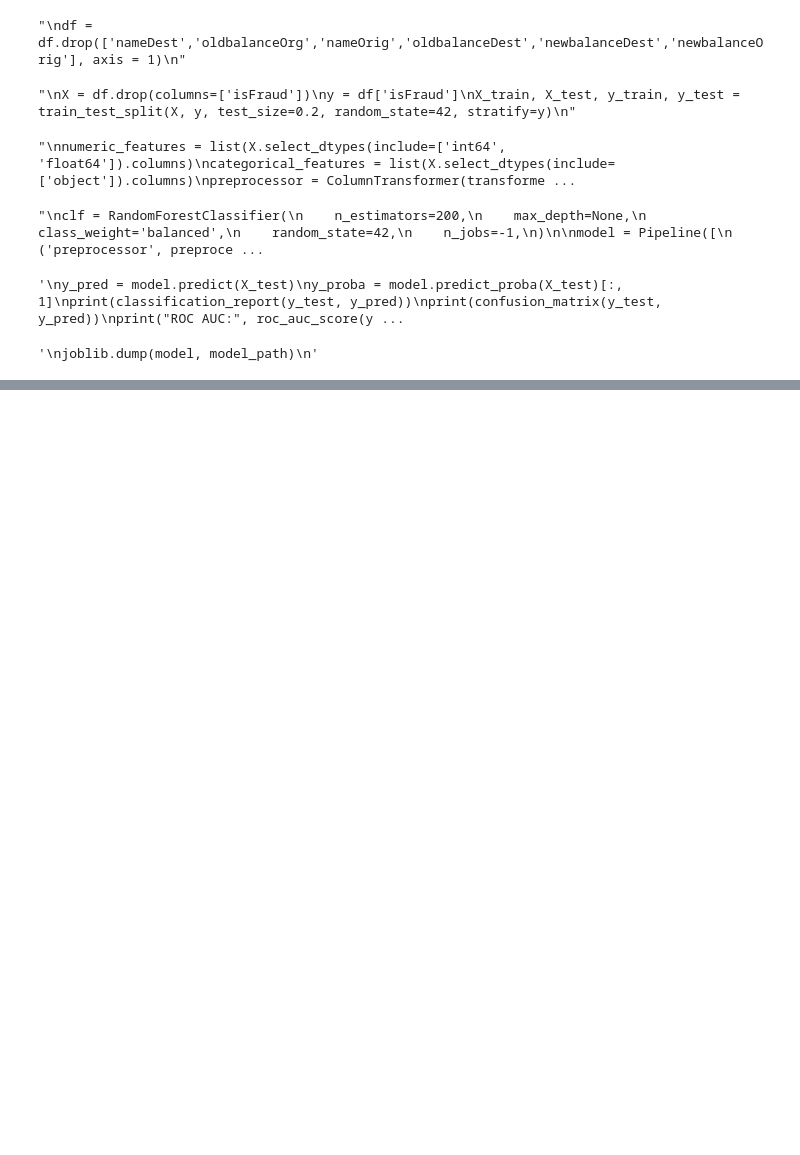
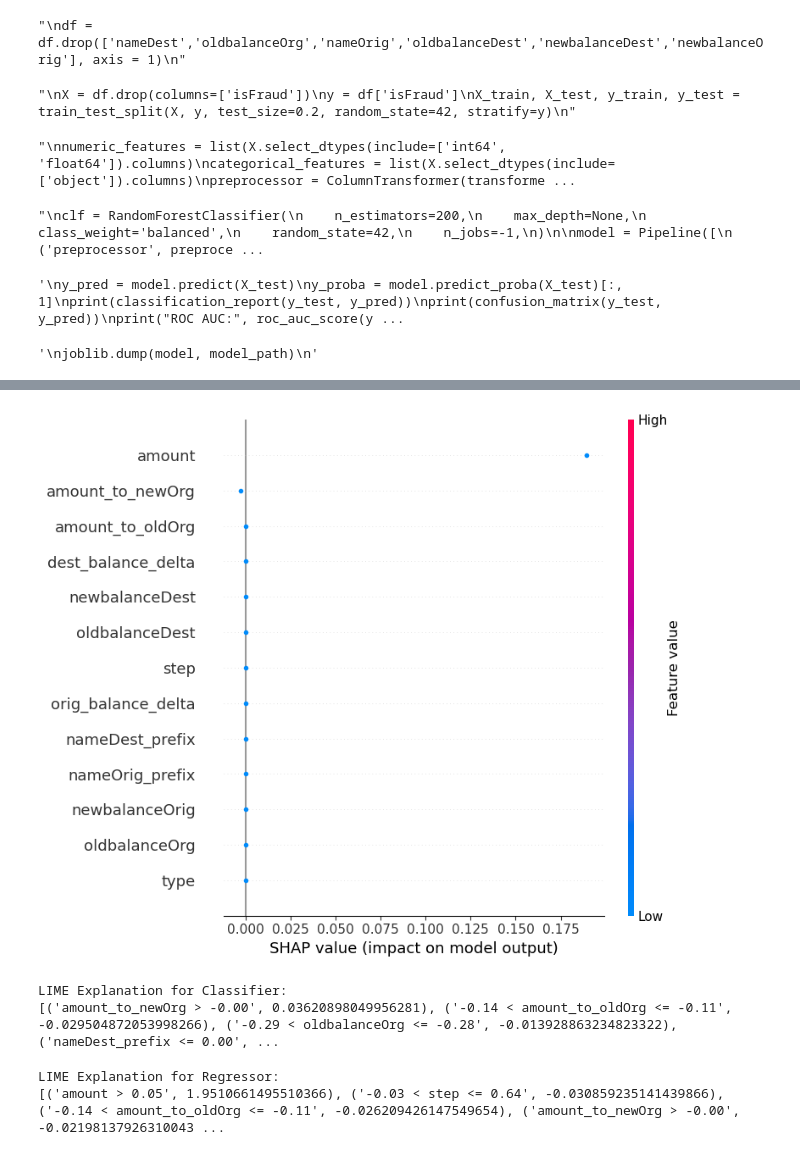
Before and after one commit to MattBojanowski/CSCE581-Spring2025-MatthewBojanowski, a Jupyter notebook: Project/model_trainer.ipynb, the cells around one changed output, grey strips where cells are left out. Cells and saved outputs as stored; diff of their text form; code cells hidden in the pictures; blank space fills up the shorter version.

```diff
--- a/Project/model_trainer.ipynb
+++ b/Project/model_trainer.ipynb
@@ -470,0 +550,38 @@ Saved: ../code/custom-classifier-model/fraud_detector.pkl
+# %%
+# SHAP for Regressor
+explainer_reg = shap.TreeExplainer(regressor)
+shap_values_reg = explainer_reg.shap_values(sample_X)
+shap.summary_plot(shap_values_reg, sample_X, feature_names=feature_columns)
+# %% [output]
+[figure, added]
+# %%
+# LIME for Classifier
+lime_explainer_clf = lime.lime_tabular.LimeTabularExplainer(
+    training_data=X_train.values,
+    feature_names=feature_columns,
+    class_names=['Not Fraud', 'Fraud'],
+    mode='classification'
+)
+lime_exp_clf = lime_explainer_clf.explain_instance(
+    sample_X.values[0], pipeline.predict_proba, num_features=5
+)
+print("LIME Explanation for Classifier:")
+print(lime_exp_clf.as_list())
+# %% [output]
+LIME Explanation for Classifier:
+[('amount_to_newOrg > -0.00', 0.03620898049956281), ('-0.14 < amount_to_oldOrg <= -0.11', -0.029504872053998266), ('-0.29 < oldbalanceOrg <= -0.28', -0.013928863234823322), ('nameDest_prefix <= 0.00', ...
+# %%
+# LIME for Regressor
+lime_explainer_reg = lime.lime_tabular.LimeTabularExplainer(
+    training_data=X_train.values,
+    feature_names=feature_columns,
+    mode='regression'
+)
+lime_exp_reg = lime_explainer_reg.explain_instance(
+    sample_X.values[0], regressor.predict, num_features=5
+)
+print("LIME Explanation for Regressor:")
+print(lime_exp_reg.as_list())
+# %% [output]
+LIME Explanation for Regressor:
+[('amount > 0.05', 1.9510661495510366), ('-0.03 < step <= 0.64', -0.030859235141439866), ('-0.14 < amount_to_oldOrg <= -0.11', -0.026209426147549654), ('amount_to_newOrg > -0.00', -0.02198137926310043 ...
```
Also changed, not shown: parts of 17 cells of this notebook, 13 other files.
